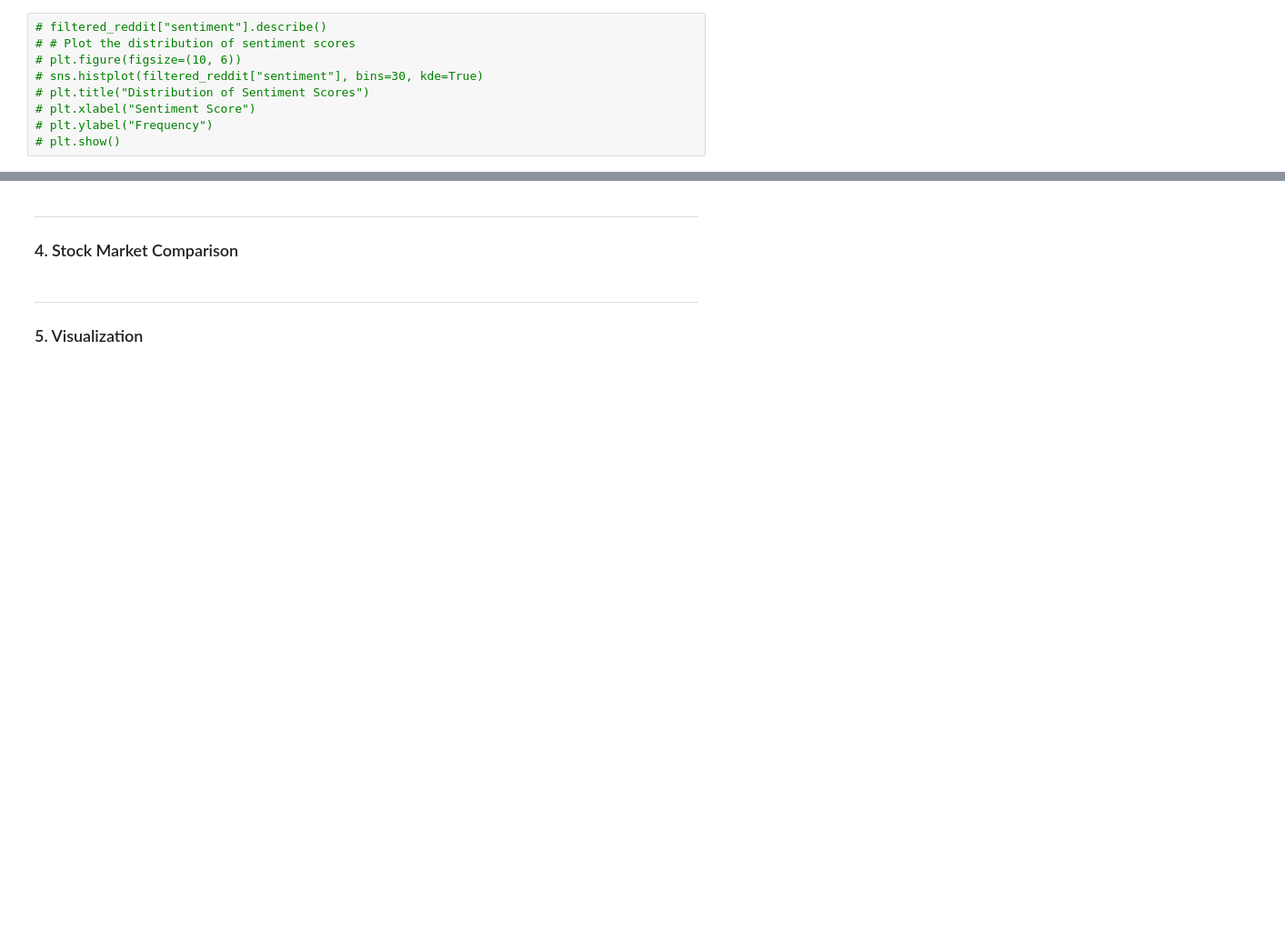
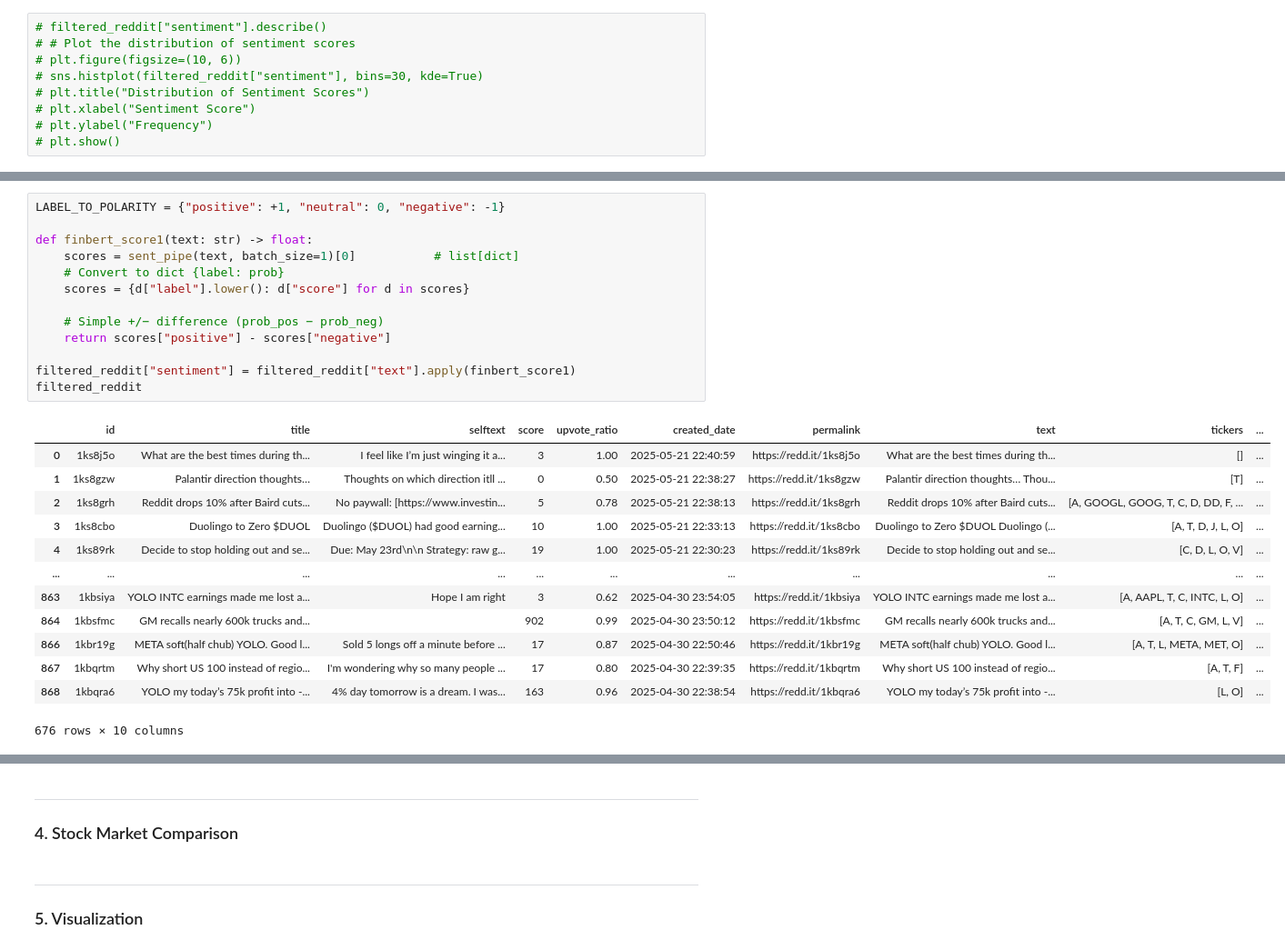
Before and after one commit to Chargent/Thesis, a Jupyter notebook: main.ipynb, the cells around one changed output, grey strips where cells are left out. Shown at 91% size. Cells and saved outputs as stored; diff of their text form; blank space fills up the shorter version.

```diff
--- a/main.ipynb
+++ b/main.ipynb
@@ -235,0 +278,27 @@ Device set to use cuda:0
+# %%
+LABEL_TO_POLARITY = {"positive": +1, "neutral": 0, "negative": -1}
+
+def finbert_score1(text: str) -> float:
+    scores = sent_pipe(text, batch_size=1)[0]           # list[dict]
+    # Convert to dict {label: prob}
+    scores = {d["label"].lower(): d["score"] for d in scores}
+
+    # Simple +/− difference (prob_pos − prob_neg)
+    return scores["positive"] - scores["negative"]
+
+filtered_reddit["sentiment"] = filtered_reddit["text"].apply(finbert_score1)
+filtered_reddit
+# %% [output]
+|  | id | title | selftext | score | upvote_ratio | created_date | permalink | text | tickers | ... |
+| 0 | 1ks8j5o | What are the best times during th... | I feel like I’m just winging it a... | 3 | 1.00 | 2025-05-21 22:40:59 | https://redd.it/1ks8j5o | What are the best times during th... | [] | ... |
+| 1 | 1ks8gzw | Palantir direction thoughts… | Thoughts on which direction itll ... | 0 | 0.50 | 2025-05-21 22:38:27 | https://redd.it/1ks8gzw | Palantir direction thoughts… Thou... | [T] | ... |
+| 2 | 1ks8grh | Reddit drops 10% after Baird cuts... | No paywall: [https://www.investin... | 5 | 0.78 | 2025-05-21 22:38:13 | https://redd.it/1ks8grh | Reddit drops 10% after Baird cuts... | [A, GOOGL, GOOG, T, C, D, DD, F, ... | ... |
+| 3 | 1ks8cbo | Duolingo to Zero $DUOL | Duolingo ($DUOL) had good earning... | 10 | 1.00 | 2025-05-21 22:33:13 | https://redd.it/1ks8cbo | Duolingo to Zero $DUOL Duolingo (... | [A, T, D, J, L, O] | ... |
+| 4 | 1ks89rk | Decide to stop holding out and se... | Due: May 23rd\n\n Strategy: raw g... | 19 | 1.00 | 2025-05-21 22:30:23 | https://redd.it/1ks89rk | Decide to stop holding out and se... | [C, D, L, O, V] | ... |
+| ... | ... | ... | ... | ... | ... | ... | ... | ... | ... | ... |
+| 863 | 1kbsiya | YOLO INTC earnings made me lost a... | Hope I am right | 3 | 0.62 | 2025-04-30 23:54:05 | https://redd.it/1kbsiya | YOLO INTC earnings made me lost a... | [A, AAPL, T, C, INTC, L, O] | ... |
+| 864 | 1kbsfmc | GM recalls nearly 600k trucks and... |  | 902 | 0.99 | 2025-04-30 23:50:12 | https://redd.it/1kbsfmc | GM recalls nearly 600k trucks and... | [A, T, C, GM, L, V] | ... |
+| 866 | 1kbr19g | META soft(half chub) YOLO. Good l... | Sold 5 longs off a minute before ... | 17 | 0.87 | 2025-04-30 22:50:46 | https://redd.it/1kbr19g | META soft(half chub) YOLO. Good l... | [A, T, L, META, MET, O] | ... |
+| 867 | 1kbqrtm | Why short US 100 instead of regio... | I'm wondering why so many people ... | 17 | 0.80 | 2025-04-30 22:39:35 | https://redd.it/1kbqrtm | Why short US 100 instead of regio... | [A, T, F] | ... |
+| 868 | 1kbqra6 | YOLO my today’s 75k profit into -... | 4% day tomorrow is a dream. I was... | 163 | 0.96 | 2025-04-30 22:38:54 | https://redd.it/1kbqra6 | YOLO my today’s 75k profit into -... | [L, O] | ... |
+676 rows × 10 columns
```
Also changed, not shown: parts of 8 cells of this notebook, 1 other file.
